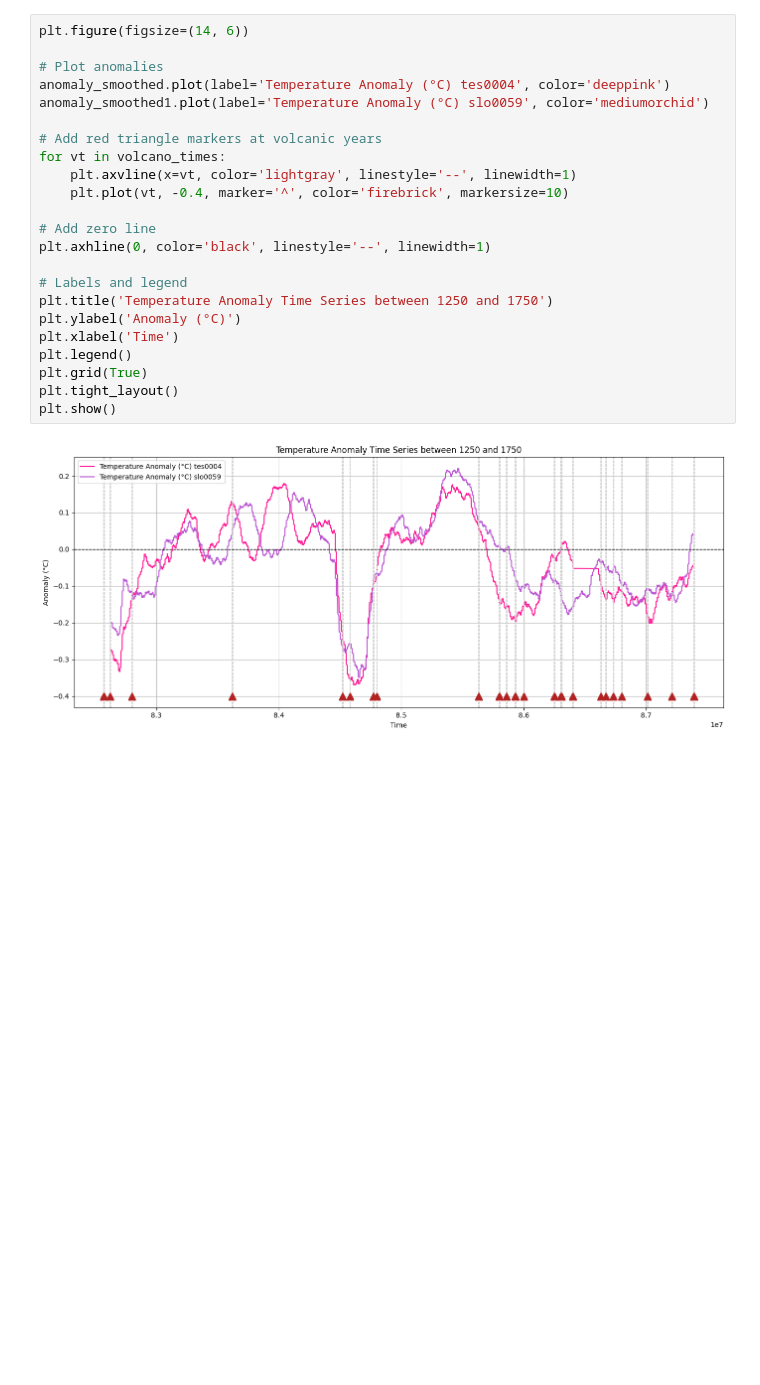
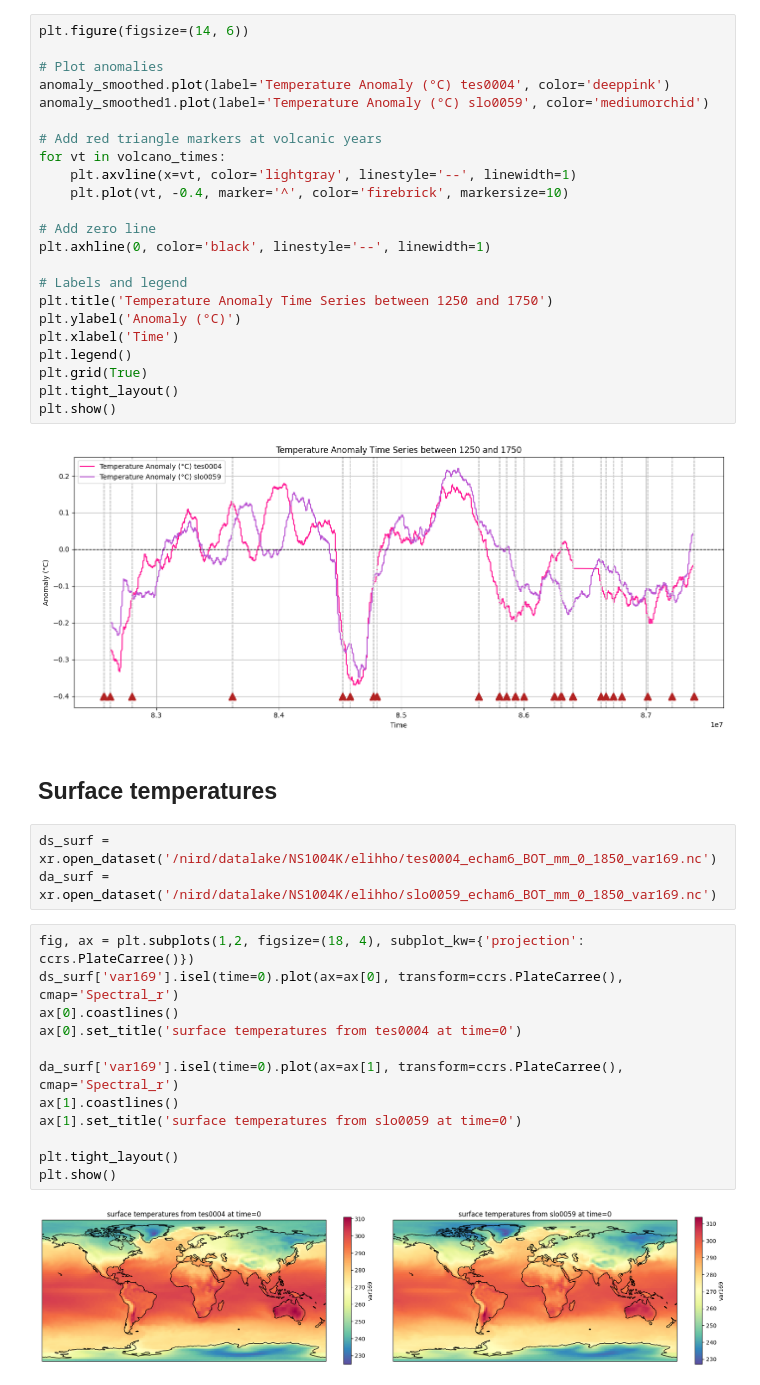
Before and after one commit to EliHHogemo/lia, a Jupyter notebook: temp.ipynb, the cells around one changed output. Cells and saved outputs as stored; diff of their text form; blank space fills up the shorter version.

Commit message:
added the surface temperature as well and plotted a lot of the same stuff as 2m temperature

```diff
--- a/temp.ipynb
+++ b/temp.ipynb
@@ -244,3 +244,22 @@ plt.tight_layout()
 plt.show()
 # %% [output]
 [figure]
+# %% [markdown]
+## Surface temperatures
+# %%
+ds_surf = xr.open_dataset('/nird/datalake/NS1004K/elihho/tes0004_echam6_BOT_mm_0_1850_var169.nc')
+da_surf = xr.open_dataset('/nird/datalake/NS1004K/elihho/slo0059_echam6_BOT_mm_0_1850_var169.nc')
+# %%
+fig, ax = plt.subplots(1,2, figsize=(18, 4), subplot_kw={'projection': ccrs.PlateCarree()})
+ds_surf['var169'].isel(time=0).plot(ax=ax[0], transform=ccrs.PlateCarree(), cmap='Spectral_r')
+ax[0].coastlines()
+ax[0].set_title('surface temperatures from tes0004 at time=0')
+
+da_surf['var169'].isel(time=0).plot(ax=ax[1], transform=ccrs.PlateCarree(), cmap='Spectral_r')
+ax[1].coastlines()
+ax[1].set_title('surface temperatures from slo0059 at time=0')
+
+plt.tight_layout()
+plt.show()
+# %% [output]
+[figure, added]
```
Also changed, not shown: parts of 6 cells of this notebook.
